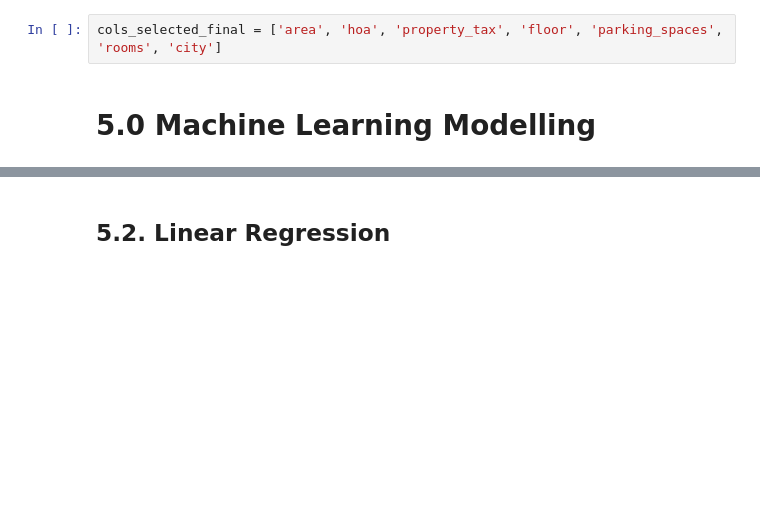
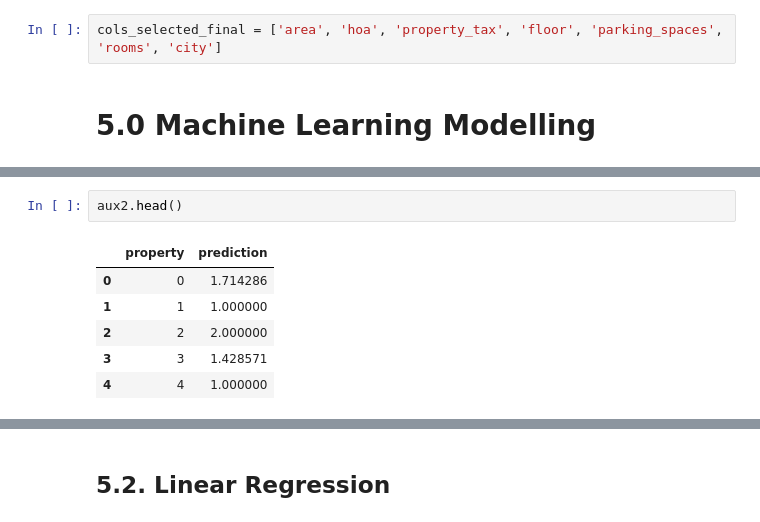
Before and after one commit to math-prog/house_predict, a Jupyter notebook: notebooks/1.0.mso.house_predict.ipynb, the cells around one changed output, grey strips where cells are left out. Saved outputs shown, nothing was run; the diff lists cells and outputs as text; blank space fills up the shorter version.

```diff
--- a/notebooks/1.0.mso.house_predict.ipynb
+++ b/notebooks/1.0.mso.house_predict.ipynb
@@ -510,0 +594,9 @@ yhat_baseline = aux1['prediction']
+# %%
+aux2.head()
+# %% [output]
+|  | property | prediction |
+| 0 | 0 | 1.714286 |
+| 1 | 1 | 1.000000 |
+| 2 | 2 | 2.000000 |
+| 3 | 3 | 1.428571 |
+| 4 | 4 | 1.000000 |
```
Also changed, not shown: parts of 18 cells of this notebook.
